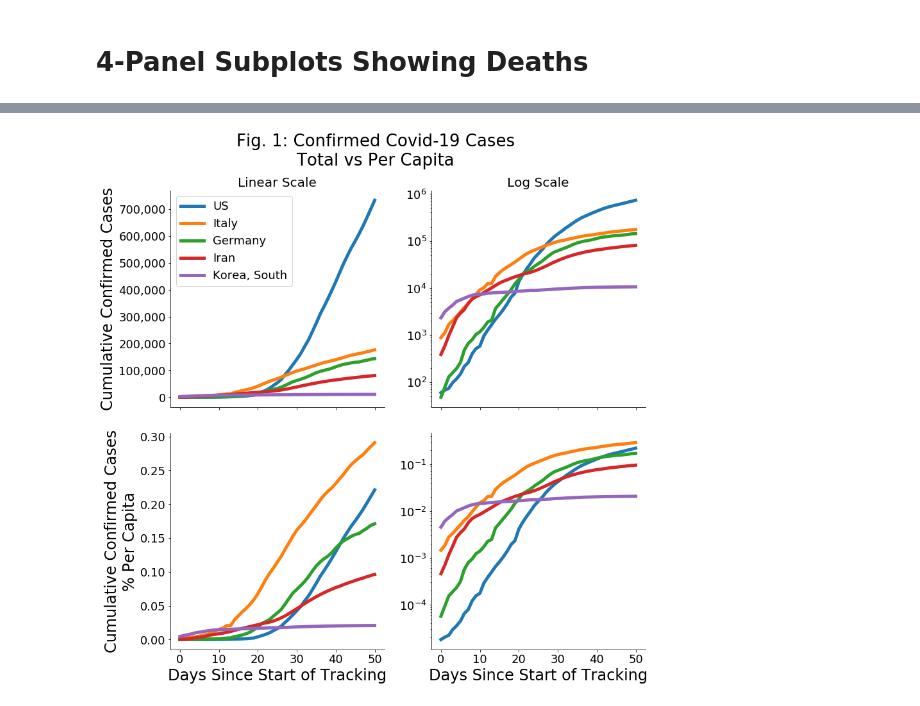
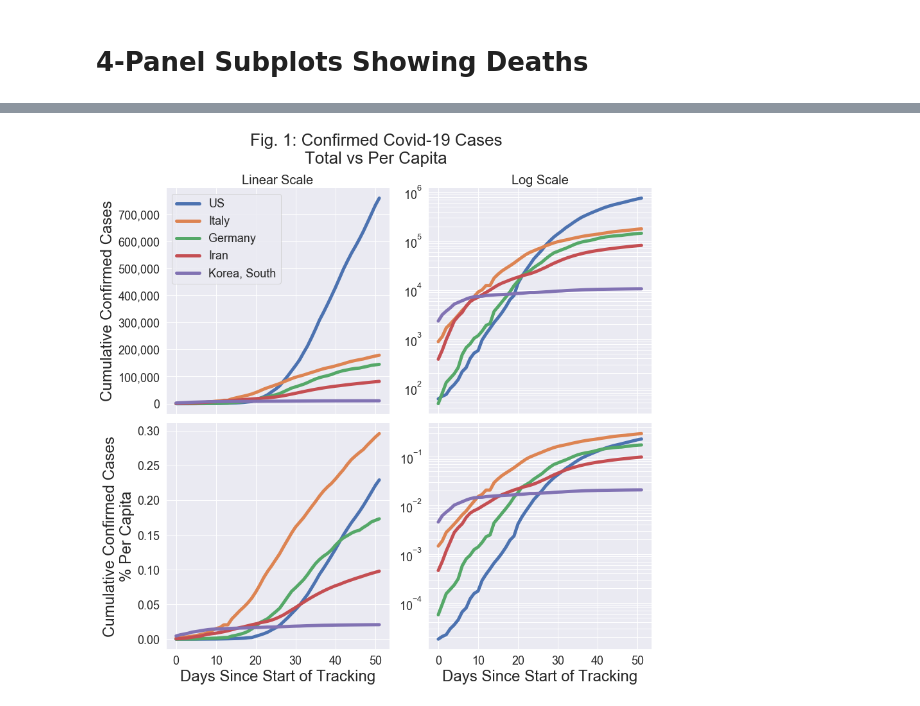
Before and after one commit to msa2011/COVID-19, a Jupyter notebook: csse_covid_19_data/csse_covid_19_time_series/Death_Rates_MSA.ipynb, the cells around one changed output, grey strips where cells are left out. Saved outputs shown, nothing was run; the diff lists cells and outputs as text; code cells hidden in the pictures.

```diff
--- a/csse_covid_19_data/csse_covid_19_time_series/Death_Rates_MSA.ipynb
+++ b/csse_covid_19_data/csse_covid_19_time_series/Death_Rates_MSA.ipynb
@@ -3,6 +3,7 @@ import numpy as np
 import pandas as pd
 import matplotlib.pyplot as plt
 import seaborn as sns
+sns.set()
 # %% [markdown]
 ## Load the csv file
 #### Make sure that the csv file and the .ipynb are in the same directory
@@ -125,7 +126,7 @@ for country,pop in zip(countries, per_capita):
     df_country = df_country.set_index('Country/Region', drop = True) # set pandas dataframe index to country
     df_country = df_country.drop(columns=['Lat','Long','Province/State'])
 
-    data_country = df_country.loc[country,'2/28/20':'4/18/20']
+    data_country = df_country.loc[country,'2/28/20':]
 #    print(data_country)
 
     for a in ax[0]:
@@ -135,6 +136,7 @@ for country,pop in zip(countries, per_capita):
         a.xaxis.set_ticklabels([])
         a.spines['right'].set_visible(False)
         a.spines['top'].set_visible(False)
+        a.grid(b=True,which='both',axis='both')
 
     for b in ax[1]:
         b.plot((data_country.values/pop)*100, label=country, linewidth=5)
@@ -142,6 +144,7 @@ for country,pop in zip(countries, per_capita):
         b.set_xlabel('Days Since Start of Tracking',fontsize=24)
         b.spines['right'].set_visible(False)
         b.spines['top'].set_visible(False)
+        b.grid(b=True,which='both',axis='both')
 
 #ax.set_ylim(1,700000)
 
@@ -194,36 +197,38 @@ for country,pop in zip(countries, per_capita):
     df_country = df_country.set_index('Country/Region', drop = True) # set pandas dataframe index to country
     df_country = df_country.drop(columns=['Lat','Long','Province/State'])
 
-    data_country = df_country.loc[country,'2/28/20':'4/18/20']
+    data_country = df_country.loc[country,'2/28/20':]
 #    print(data_country)
 
     for a in ax[0]:
         a.plot(data_country.values, label=country, linewidth=5)
         a.tick_params(labelsize=18)
         a.yaxis.set_major_formatter(mpl.ticker.StrMethodFormatter('{x:,.0f}'))
         a.xaxis.set_ticklabels([])
         a.spines['right'].set_visible(False)
         a.spines['top'].set_visible(False)
+        a.grid(b='True',which='both',axis='both')
 
     for b in ax[1]:
         b.plot((data_country.values/pop)*100, label=country, linewidth=5)
         b.tick_params(labelsize=18)
         b.set_xlabel('Days Since Start of Tracking',fontsize=24)
         b.spines['right'].set_visible(False)
         b.spines['top'].set_visible(False)
+        b.grid(b='True',which='both')
 
 #ax.set_ylim(1,700000)
 
 ax[0,0].set_title('Linear Scale', fontsize=20)
 ax[0,0].set_ylabel('Cumulative Confirmed Cases',fontsize=24)
 ax[0,0].legend(fontsize=18,loc='best')
 ax[0,1].set_title('Log Scale', fontsize=20)
 ax[0,1].set_yscale('log')
 ax[1,1].set_yscale('log')
 ax[1,0].set_ylabel('Cumulative Confirmed Cases\n% Per Capita',fontsize=24)
 plt.show()
 
 # save your figure
 fig.savefig('all_covid_cases.jpg')
 # %% [output]
-[figure, old version]
+[figure, new version]
```
Also changed, not shown: parts of 5 cells of this notebook, 6 other files.
